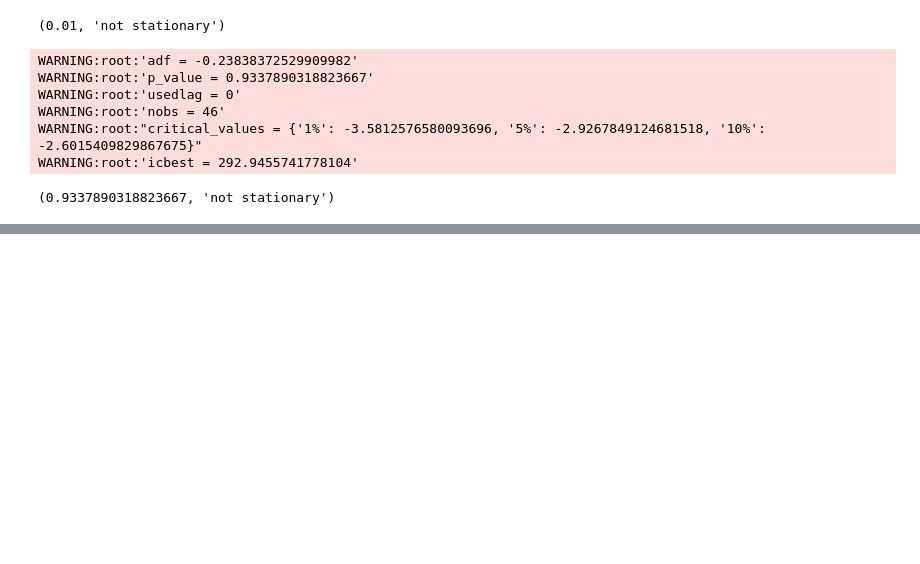
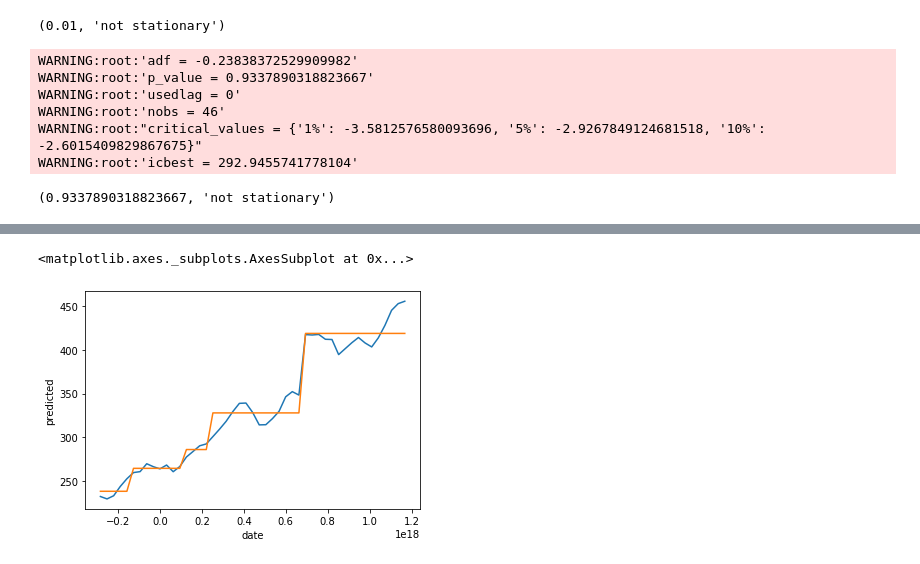
Before and after one commit to wilsonify/ThoughtfulMachineLearning, a Jupyter notebook: notebooks/stationary_kpss_adf.ipynb, the cells around one changed output, grey strips where cells are left out. Cells and saved outputs as stored; diff of their text form; code cells hidden in the pictures; blank space fills up the shorter version.

Commit message:
add recursive find_stationary function

```diff
--- a/notebooks/stationary_kpss_adf.ipynb
+++ b/notebooks/stationary_kpss_adf.ipynb
@@ -81,0 +176,3 @@ WARNING:root:'icbest = 292.9455741778104'
+# %%
+left_df = livestock_df[livestock_df['date'].astype(int)<=clf.tree_.threshold[0]]
+right_df = livestock_df[livestock_df['date'].astype(int)>clf.tree_.threshold[0]]
@@ -81,0 +214,27 @@ WARNING:root:'icbest = 292.9455741778104'
+# %%
+def find_stationary(df,xcol='date',ycol='value'):
+    if df.shape[0]<3:
+        df['predicted'] = df[ycol].mean()
+        return df
+    X = df[[xcol]]
+    y = df[[ycol]]
+    (p_value, result) = kpss_test(df[ycol])
+    if result=='stationary':
+        df['predicted'] = df[ycol].mean()
+        return df
+    clf = tree.DecisionTreeRegressor(max_depth=1)
+    clf = clf.fit(X, y)
+    split=clf.tree_.threshold[0]
+
+    left_df = df.loc[df[xcol]<=split,[xcol,ycol]]
+    right_df = df.loc[df[xcol]>split,[xcol,ycol]]
+
+    left_df = find_stationary(left_df[[xcol,ycol]])
+    right_df = find_stationary(right_df[[xcol,ycol]])
+    df['predicted'] = left_df['predicted'].combine_first(right_df['predicted'])
+    return df
+# %%
+livestock_df = pd.read_csv(path, parse_dates=['date'], index_col='date')
+livestock_df = livestock_df.reset_index()
+livestock_df['date'] = livestock_df['date'].astype(int)
+result = find_stationary(livestock_df)
@@ -81,0 +259,6 @@ WARNING:root:'icbest = 292.9455741778104'
+# %%
+sns.lineplot(data=result,x='date',y='value')
+sns.lineplot(data=result,x='date',y='predicted')
+# %% [output]
+<matplotlib.axes._subplots.AxesSubplot at 0x...>
+[figure, added]
```
Also changed, not shown: parts of 26 cells of this notebook.
